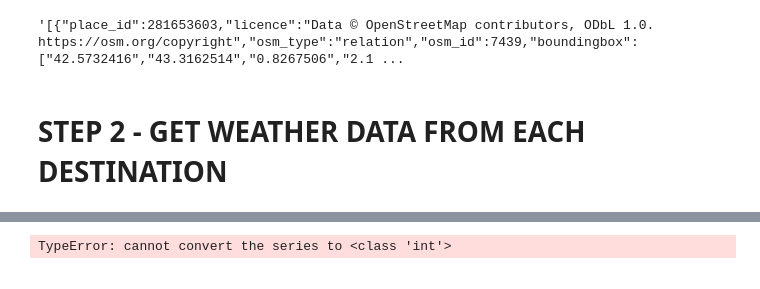
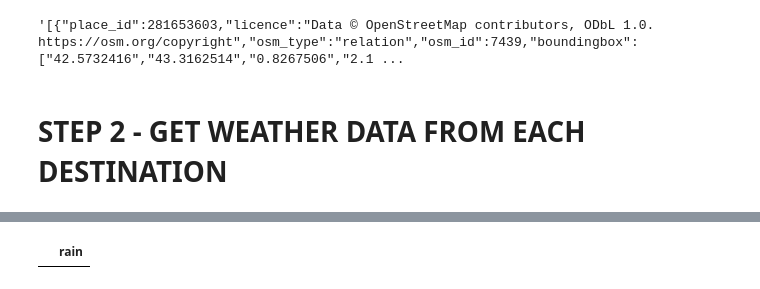
Before and after one commit to cgbezo/projet_02_kayak, a Jupyter notebook: projet_02_kayak.ipynb, the cells around one changed output, grey strips where cells are left out. Drawn from its saved outputs; the diff is of its cells as text; code cells hidden in the pictures.

```diff
--- a/projet_02_kayak.ipynb
+++ b/projet_02_kayak.ipynb
@@ -304,6 +240,7 @@ from datetime import datetime
-# %%
-#Challenge : trouver un moyen de transformer la colonne en format timestamp en date.
-
-test_paris['dt_1'] = datetime.fromtimestamp(test_paris['dt']).strftime('%d-%m-%y')
-# %% [output]
-TypeError: cannot convert the series to <class 'int'>
+# %%
+#Create a dataset with latitude and longitude colums ready to be filled
+meteo = pd.DataFrame(columns=["rain"])
+#final.insert(0,"Ville",villes[0],True)
+meteo.head()
+# %% [output]
+|  | rain |
```
Also changed, not shown: parts of 14 cells of this notebook.
